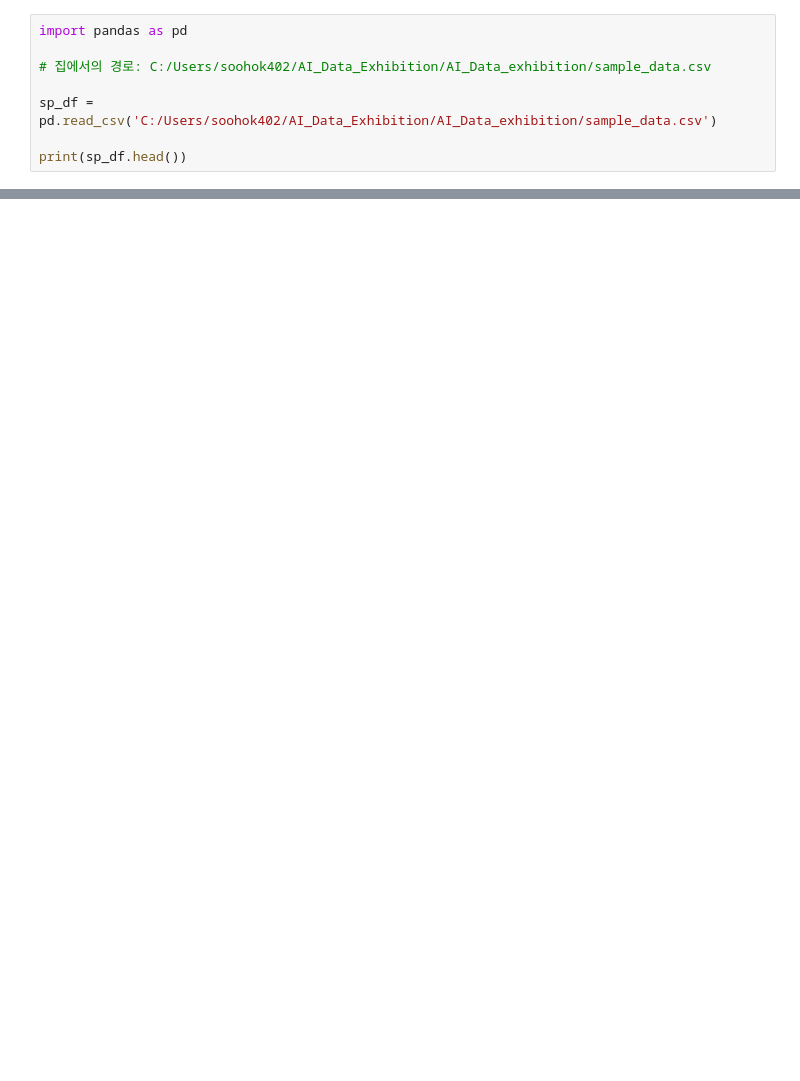
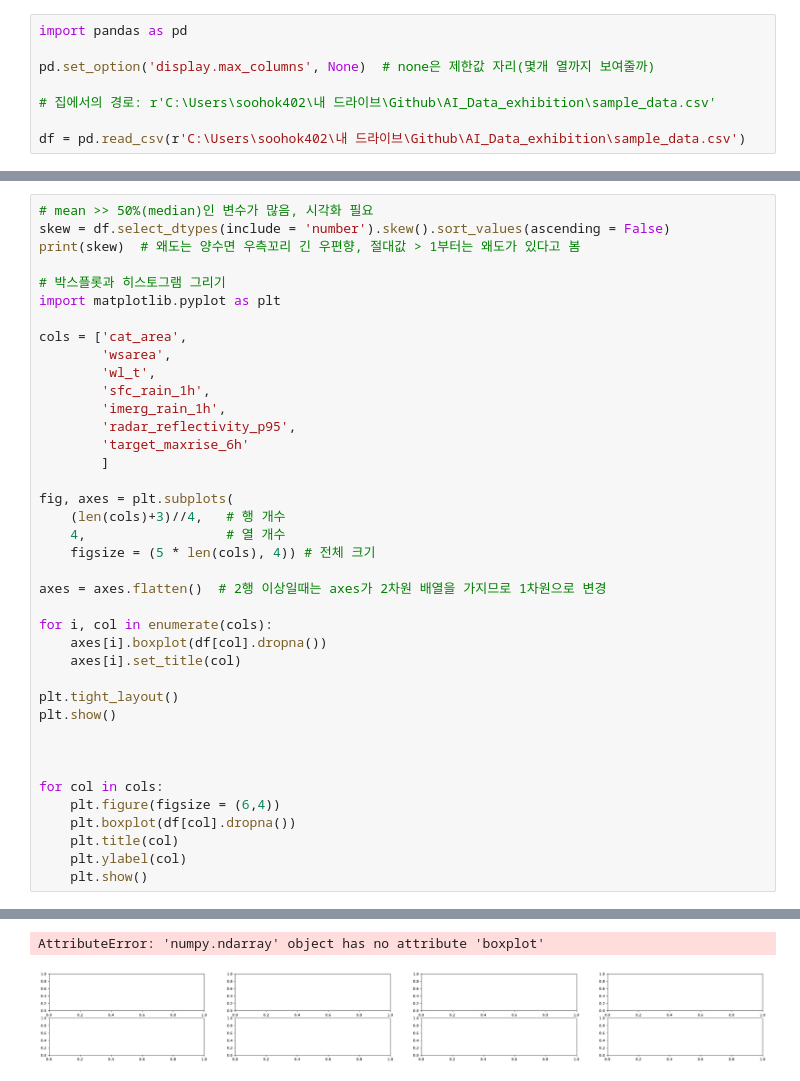
Before and after one commit to soohok402/AI_Data_exhibition, a Jupyter notebook: 260916_파일불러오기.ipynb, the cells around one changed output, grey strips where cells are left out. Saved outputs shown, nothing was run; the diff lists cells and outputs as text; blank space fills up the shorter version.

```diff
--- a/260916_파일불러오기.ipynb
+++ b/260916_파일불러오기.ipynb
@@ -1,8 +1,8 @@
 # %%
 import pandas as pd
 
-# 집에서의 경로: C:/Users/soohok402/AI_Data_Exhibition/AI_Data_exhibition/sample_data.csv
+pd.set_option('display.max_columns', None)  # none은 제한값 자리(몇개 열까지 보여줄까)
 
-sp_df = pd.read_csv('C:/Users/soohok402/AI_Data_Exhibition/AI_Data_exhibition/sample_data.csv')
+# 집에서의 경로: r'C:\Users\soohok402\내 드라이브\Github\AI_Data_exhibition\sample_data.csv'
 
-print(sp_df.head())
+df = pd.read_csv(r'C:\Users\soohok402\내 드라이브\Github\AI_Data_exhibition\sample_data.csv')
@@ -26,0 +30,40 @@ print(sp_df.head())
+# %%
+# mean >> 50%(median)인 변수가 많음, 시각화 필요
+skew = df.select_dtypes(include = 'number').skew().sort_values(ascending = False)
+print(skew)  # 왜도는 양수면 우측꼬리 긴 우편향, 절대값 > 1부터는 왜도가 있다고 봄
+
+# 박스플롯과 히스토그램 그리기
+import matplotlib.pyplot as plt
+
+cols = ['cat_area',
+        'wsarea',
+        'wl_t',
+        'sfc_rain_1h',
+        'imerg_rain_1h',
+        'radar_reflectivity_p95',
+        'target_maxrise_6h'
+        ]
+
+fig, axes = plt.subplots(
+    (len(cols)+3)//4,   # 행 개수
+    4,                  # 열 개수
+    figsize = (5 * len(cols), 4)) # 전체 크기
+
+axes = axes.flatten()  # 2행 이상일때는 axes가 2차원 배열을 가지므로 1차원으로 변경
+
+for i, col in enumerate(cols):
+    axes[i].boxplot(df[col].dropna())
+    axes[i].set_title(col)
+
+plt.tight_layout()
+plt.show()
+
+
+
+for col in cols:
+    plt.figure(figsize = (6,4))
+    plt.boxplot(df[col].dropna())
+    plt.title(col)
+    plt.ylabel(col)
+    plt.show()
+# %% [output]
@@ -26,0 +87,2 @@ print(sp_df.head())
+AttributeError: 'numpy.ndarray' object has no attribute 'boxplot'
+[figure, added]
```
Also changed, not shown: parts of 7 cells of this notebook.
